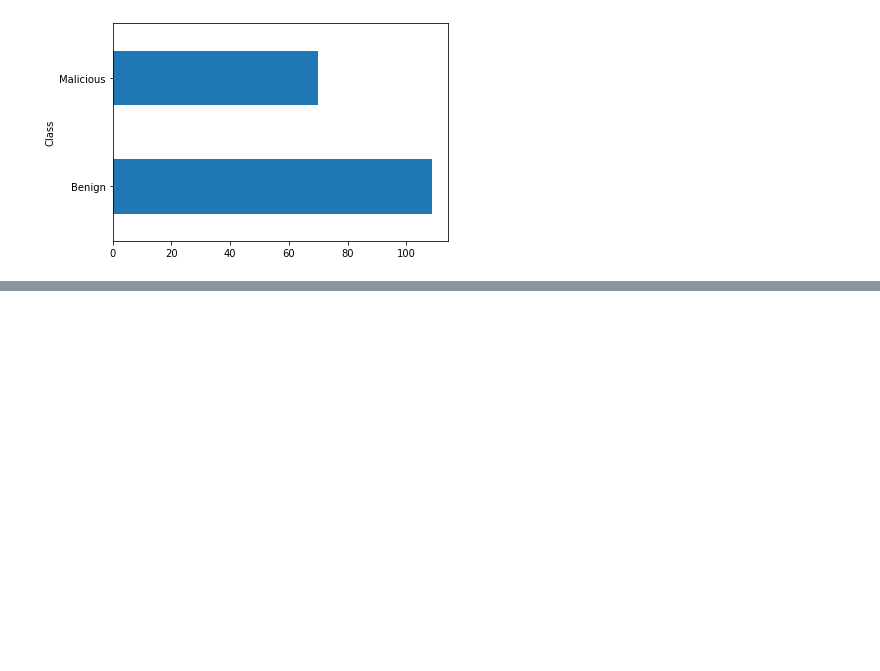
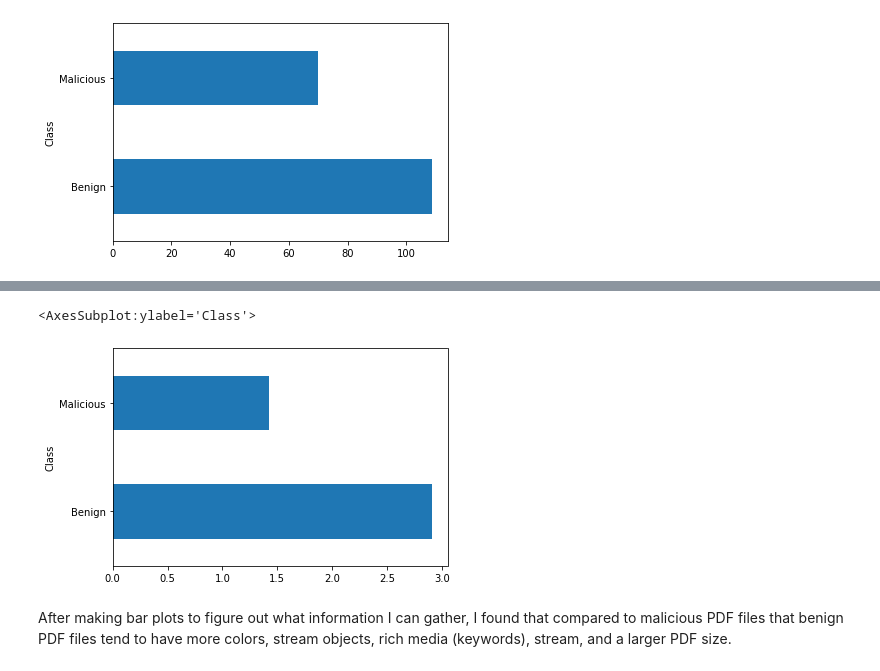
Before and after one commit to arya3364/CyberSecurityAnalysis, a Jupyter notebook: pdf-attacks.ipynb, the cells around one changed output, grey strips where cells are left out. Saved outputs shown, nothing was run; the diff lists cells and outputs as text; code cells hidden in the pictures; blank space fills up the shorter version.

```diff
--- a/pdf-attacks.ipynb
+++ b/pdf-attacks.ipynb
@@ -52,0 +65,7 @@ data.groupby('Class').pdfsize.median().plot.barh()
+# %%
+data.groupby('Class').Colors.mean().plot.barh()
+# %% [output]
+<AxesSubplot:ylabel='Class'>
+[figure, added]
+# %% [markdown]
+After making bar plots to figure out what information I can gather, I found that compared to malicious PDF files that benign PDF files tend to have more colors, stream objects, rich media (keywords), stream, and a larger PDF size.
```
Also changed, not shown: parts of 7 cells of this notebook.
